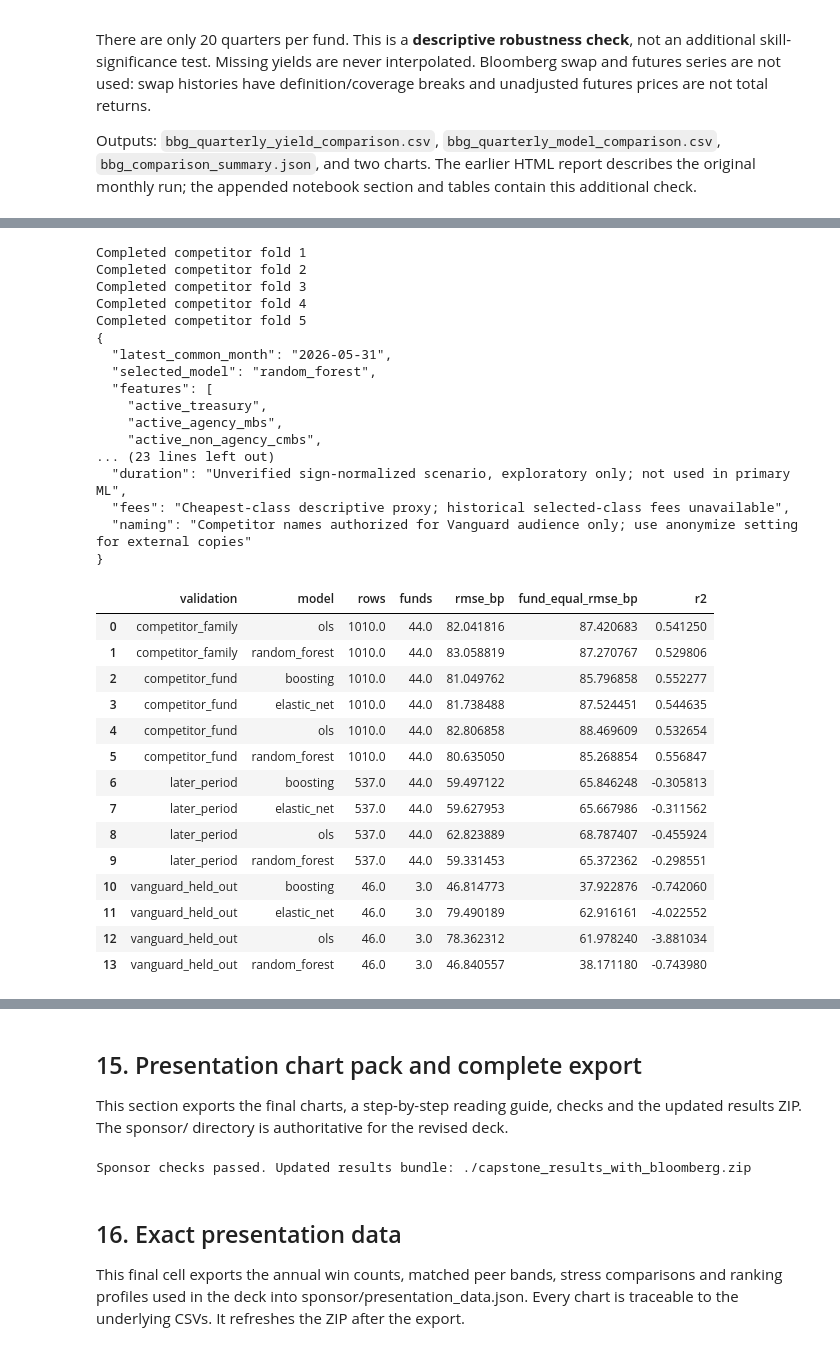
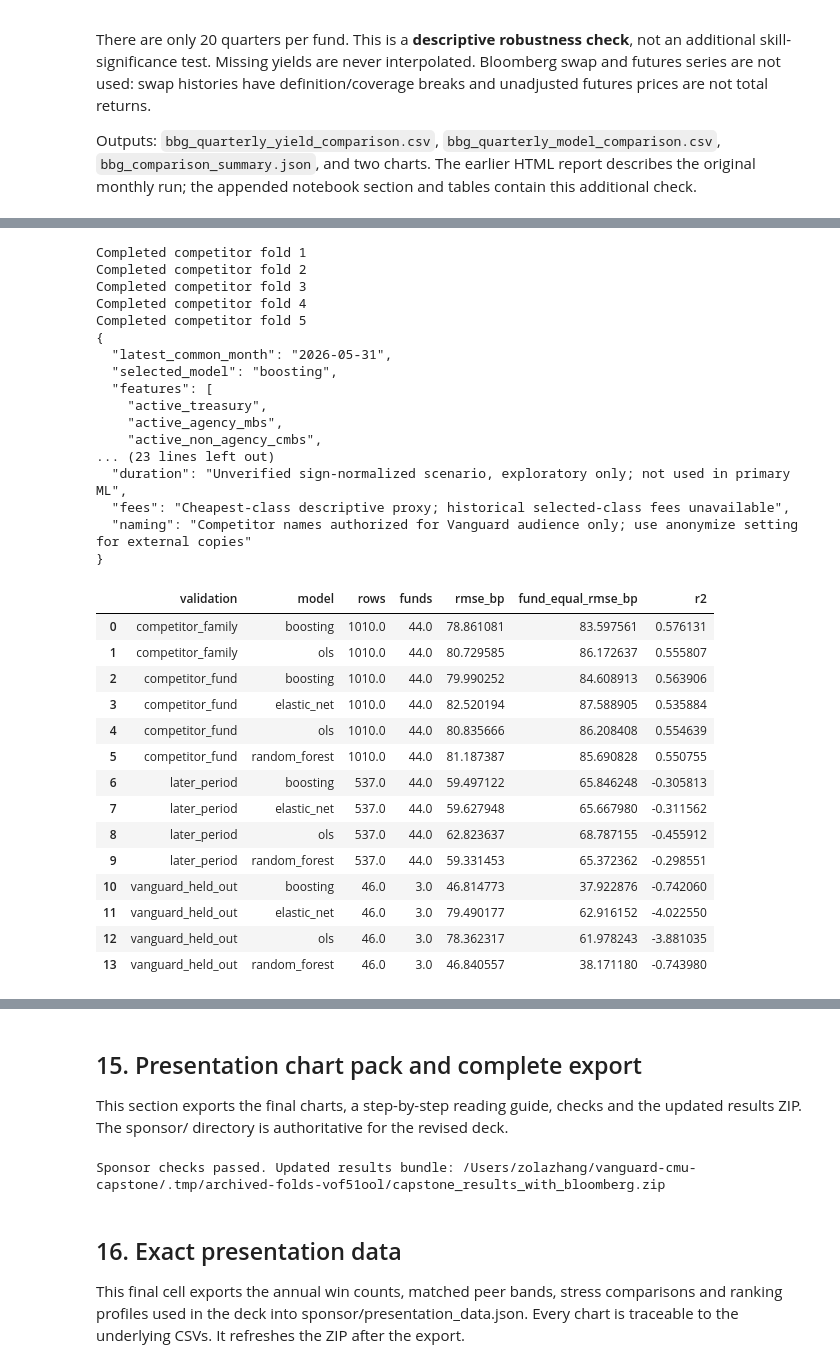
Before and after one commit to dakshg01/vanguard-cmu-capstone, a Jupyter notebook: Vanguard_Full_Analysis_With_Bloomberg_v2.ipynb, the cells around one changed output, grey strips where cells are left out. Cells and saved outputs as stored; diff of their text form; code cells hidden in the pictures.

Commit message:
Improve CV reproducibility and synchronize notebook results

```diff
--- a/Vanguard_Full_Analysis_With_Bloomberg_v2.ipynb
+++ b/Vanguard_Full_Analysis_With_Bloomberg_v2.ipynb
@@ -988,6 +988,30 @@ def make_estimator(kind):
                             learning_rate=.06,early_stopping=False,random_state=CFG['seed']))])
     return Pipeline([('impute',SimpleImputer(strategy='median',add_indicator=True)),('scale',StandardScaler()),
                      ('model',ElasticNet(max_iter=20000,random_state=CFG['seed']))])
+# Archived outer test folds. Training is the complement of each whole-group holdout.
+original_cv_folds = pd.read_csv(ROOT/'analysis/original_cv_folds.csv', parse_dates=['quarter_end'])
+
+def archived_group_splits(panel, section, validation, group, n_splits):
+    keys = ['series_id', 'quarter_end']
+    saved = original_cv_folds.loc[
+        original_cv_folds.section.eq(section) & original_cv_folds.validation.eq(validation),
+        keys + ['fold'],
+    ]
+    joined = panel[keys + [group] if group not in keys else keys].merge(
+        saved, on=keys, how='outer', sort=False, indicator=True, validate='one_to_one',
+    )
+    if not joined['_merge'].eq('both').all():
+        raise ValueError(f'Archived {validation} folds do not cover exactly the current panel')
+    # Align by the panel's row order before converting assignments to positional indices.
+    fold = saved.set_index(keys).fold.reindex(pd.MultiIndex.from_frame(panel[keys]))
+    if set(fold) != set(range(n_splits)):
+        raise ValueError(f'Expected {n_splits} archived folds for {validation}')
+    if panel[group].isna().any() or fold.groupby(panel[group].to_numpy()).nunique().ne(1).any():
+        raise ValueError(f'Archived {validation} folds split a {group} group')
+    return [(np.flatnonzero(fold.ne(i)), np.flatnonzero(fold.eq(i))) for i in range(n_splits)]
+
+save_table(original_cv_folds, 'original_cv_folds', True)
+
 def fit_ml(kind,train,cols,groups):
     est=make_estimator(kind)
     grid=({'model__l2_regularization':[.1,1.0]} if kind=='boosting' else
@@ -1003,8 +1027,7 @@ def score_prediction(y,pred):
     return {'rmse':float(np.sqrt(mean_squared_error(y,pred))),'mae':float(mean_absolute_error(y,pred)),
             'r2':float(r2_score(y,pred)) if len(y)>1 else np.nan}
 if len(ml_panel)>=100 and ml_panel.series_id.nunique()>=10 and len(shock_cols)>=3:
-    folds=GroupKFold(n_splits=min(CFG['ml_folds'],ml_panel.series_id.nunique()))
-    splits=list(folds.split(ml_panel,groups=ml_panel.series_id))
+    splits=archived_group_splits(ml_panel, 10, 'held_out_fund', 'series_id', CFG['ml_folds'])
     for fold,(tr,te) in enumerate(splits):
         train=ml_panel.iloc[tr];test=ml_panel.iloc[te]
         check('whole-fund ML split',set(train.series_id).isdisjoint(test.series_id),fold)
@@ -1036,8 +1059,8 @@ if len(ml_panel)>=100 and ml_panel.series_id.nunique()>=10 and len(shock_cols)>=
     initial_scores=pd.DataFrame(pooled)
     selected=initial_scores[initial_scores.model.isin(['elastic_net','boosting'])].sort_values('fund_equal_rmse').iloc[0].model
     # Family holdout evaluates the selected specification on related-fund separation.
-    family_folds=GroupKFold(n_splits=min(5,ml_panel.manager.nunique()))
-    for fold,(tr,te) in enumerate(family_folds.split(ml_panel,groups=ml_panel.manager)):
+    family_splits=archived_group_splits(ml_panel, 10, 'held_out_family', 'manager', 5)
+    for fold,(tr,te) in enumerate(family_splits):
         train=ml_panel.iloc[tr];test=ml_panel.iloc[te]
         check('whole-family ML split',set(train.manager).isdisjoint(test.manager),fold)
         est,pars=fit_ml(selected,train,feature_cols,train.manager)
@@ -1730,14 +1755,14 @@ def predict_save(k,tr,te,label,fold):
  m=fit(k,tr)
  with threadpool_limits(1):v=m.predict(te[features])
  z=te[['series_id','quarter_end','target']].copy();z['prediction']=v;z['model']=k;z['validation']=label;z['fold']=fold;preds.append(z);return m
-for fold,(ii,jj) in enumerate(GroupKFold(5).split(train,groups=train.series_id)):
+for fold,(ii,jj) in enumerate(archived_group_splits(train, 14, 'competitor_fund', 'series_id', 5)):
  for k in ks:predict_save(k,train.iloc[ii],train.iloc[jj],'competitor_fund',fold)
  print('Completed competitor fold',fold+1,flush=True)
 def scores(z):
  return pd.Series({'rows':len(z),'funds':z.series_id.nunique(),'rmse_bp':np.sqrt(mean_squared_error(z.target,z.prediction))*10000,'fund_equal_rmse_bp':np.sqrt(z.assign(e=(z.target-z.prediction)**2).groupby('series_id').e.mean().mean())*10000,'r2':r2_score(z.target,z.prediction)})
 cv=pd.concat(preds); sc=cv.groupby('model').apply(scores,include_groups=False); selected=sc.fund_equal_rmse_bp.idxmin()
 # Further validations cannot change the selected model.
-for fold,(ii,jj) in enumerate(GroupKFold(5).split(train,groups=train.manager)):
+for fold,(ii,jj) in enumerate(archived_group_splits(train, 14, 'competitor_family', 'manager', 5)):
  for k in ['ols']+[selected] if selected!='ols' else ['ols']:predict_save(k,train.iloc[ii],train.iloc[jj],'competitor_family',fold)
 for year in [2023,2024,2025,2026]:
  tr=train[train.quarter_end.dt.year<year];te=train[train.quarter_end.dt.year.eq(year)]
@@ -1750,47 +1775,47 @@ vs=preds[preds.validation.eq('vanguard_held_out')].groupby(['series_id','model']
 cv=preds[preds.validation.eq('competitor_fund')];wide=cv.pivot(index=['series_id','quarter_end'],columns='model',values='prediction');truth=cv.drop_duplicates(['series_id','quarter_end']).set_index(['series_id','quarter_end']).target.reindex(wide.index)
 rng=np.random.default_rng(20261114);quarter=wide.index.get_level_values('quarter_end');qs=quarter.unique();gain=[]
 for k in ks:
  if k=='ols':continue
  draws=[]
  for _ in range(500):
   ix=np.concatenate([np.flatnonzero(quarter==q) for q in rng.choice(qs,len(qs),replace=True)])
   e0=np.mean((truth.iloc[ix]-wide.ols.iloc[ix])**2);e1=np.mean((truth.iloc[ix]-wide[k].iloc[ix])**2);draws.append(100*(1-np.sqrt(e1/e0)))
  gain.append(dict(model=k,rmse_reduction_pct=100*(1-sc.loc[k,'rmse_bp']/sc.loc['ols','rmse_bp']),lo=np.quantile(draws,.025),hi=np.quantile(draws,.975)))
 put(pd.DataFrame(gain),'ml_gain_over_ols')
 summary={'latest_common_month':str(end.date()),'selected_model':selected,'features':features,'competitor_rows':len(train),'vanguard_rows':len(testvg),'matched_covid_funds':len(covidids),'timing':'Retrospective report-date information assumption; beginning-quarter holdings explain next-quarter realized returns; no claim of tradability','duration':'Unverified sign-normalized scenario, exploratory only; not used in primary ML','fees':'Cheapest-class descriptive proxy; historical selected-class fees unavailable','naming':'Competitor names authorized for Vanguard audience only; use anonymize setting for external copies'}
 (S/'summary.json').write_text(json.dumps(summary,indent=2));print(json.dumps(summary,indent=2));display(ms);display(cases)
 # %% [output]
 Completed competitor fold 1
 Completed competitor fold 2
 Completed competitor fold 3
 Completed competitor fold 4
 Completed competitor fold 5
 {
   "latest_common_month": "2026-05-31",
-  "selected_model": "random_forest",
+  "selected_model": "boosting",
   "features": [
     "active_treasury",
     "active_agency_mbs",
     "active_non_agency_cmbs",
 ... (23 lines left out)
   "duration": "Unverified sign-normalized scenario, exploratory only; not used in primary ML",
   "fees": "Cheapest-class descriptive proxy; historical selected-class fees unavailable",
   "naming": "Competitor names authorized for Vanguard audience only; use anonymize setting for external copies"
 }
 |  | validation | model | rows | funds | rmse_bp | fund_equal_rmse_bp | r2 |
-| 0 | competitor_family | ols | 1010.0 | 44.0 | 82.041816 | 87.420683 | 0.541250 |
-| 1 | competitor_family | random_forest | 1010.0 | 44.0 | 83.058819 | 87.270767 | 0.529806 |
-| 2 | competitor_fund | boosting | 1010.0 | 44.0 | 81.049762 | 85.796858 | 0.552277 |
-| 3 | competitor_fund | elastic_net | 1010.0 | 44.0 | 81.738488 | 87.524451 | 0.544635 |
-| 4 | competitor_fund | ols | 1010.0 | 44.0 | 82.806858 | 88.469609 | 0.532654 |
-| 5 | competitor_fund | random_forest | 1010.0 | 44.0 | 80.635050 | 85.268854 | 0.556847 |
+| 0 | competitor_family | boosting | 1010.0 | 44.0 | 78.861081 | 83.597561 | 0.576131 |
+| 1 | competitor_family | ols | 1010.0 | 44.0 | 80.729585 | 86.172637 | 0.555807 |
+| 2 | competitor_fund | boosting | 1010.0 | 44.0 | 79.990252 | 84.608913 | 0.563906 |
+| 3 | competitor_fund | elastic_net | 1010.0 | 44.0 | 82.520194 | 87.588905 | 0.535884 |
+| 4 | competitor_fund | ols | 1010.0 | 44.0 | 80.835666 | 86.208408 | 0.554639 |
+| 5 | competitor_fund | random_forest | 1010.0 | 44.0 | 81.187387 | 85.690828 | 0.550755 |
 | 6 | later_period | boosting | 537.0 | 44.0 | 59.497122 | 65.846248 | -0.305813 |
-| 7 | later_period | elastic_net | 537.0 | 44.0 | 59.627953 | 65.667986 | -0.311562 |
-| 8 | later_period | ols | 537.0 | 44.0 | 62.823889 | 68.787407 | -0.455924 |
+| 7 | later_period | elastic_net | 537.0 | 44.0 | 59.627948 | 65.667980 | -0.311562 |
+| 8 | later_period | ols | 537.0 | 44.0 | 62.823637 | 68.787155 | -0.455912 |
 | 9 | later_period | random_forest | 537.0 | 44.0 | 59.331453 | 65.372362 | -0.298551 |
 | 10 | vanguard_held_out | boosting | 46.0 | 3.0 | 46.814773 | 37.922876 | -0.742060 |
-| 11 | vanguard_held_out | elastic_net | 46.0 | 3.0 | 79.490189 | 62.916161 | -4.022552 |
-| 12 | vanguard_held_out | ols | 46.0 | 3.0 | 78.362312 | 61.978240 | -3.881034 |
+| 11 | vanguard_held_out | elastic_net | 46.0 | 3.0 | 79.490177 | 62.916152 | -4.022550 |
+| 12 | vanguard_held_out | ols | 46.0 | 3.0 | 78.362317 | 61.978243 | -3.881035 |
 | 13 | vanguard_held_out | random_forest | 46.0 | 3.0 | 46.840557 | 38.171180 | -0.743980 |
 |  | series_id | fund | start | end | months | peers | relative_wealth | relative_ann | tracking_error | ... |
 | 0 | S000053068 | Vanguard Core Bond Fund | 2019-07-31 | 2026-05-31 | 83 | 10 | 0.047315 | 0.006706 | 0.004906 | ... |
@@ -1856,7 +1881,7 @@ with zipfile.ZipFile(archive,'w',zipfile.ZIP_DEFLATED) as z:
   if fp.is_file():z.write(fp,fp.relative_to(ROOT))
 print('Sponsor checks passed. Updated results bundle:',archive)
 # %% [output]
-Sponsor checks passed. Updated results bundle: ./capstone_results_with_bloomberg.zip
+Sponsor checks passed. Updated results bundle: /Users/zolazhang/vanguard-cmu-capstone/.tmp/archived-folds-vof51ool/capstone_results_with_bloomberg.zip
 # %% [markdown]
 ## 16. Exact presentation data
 
```
Also changed, not shown: parts of 7 cells of this notebook, 2 other files.
